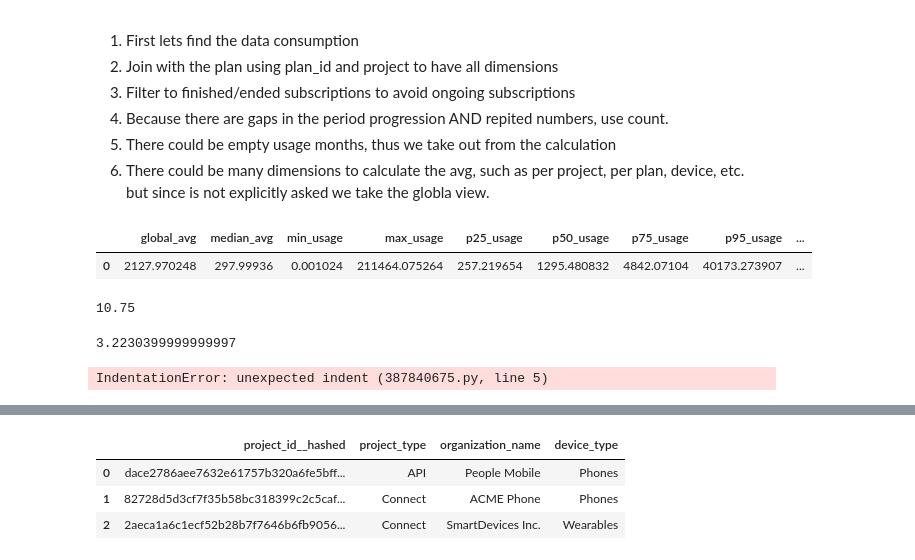
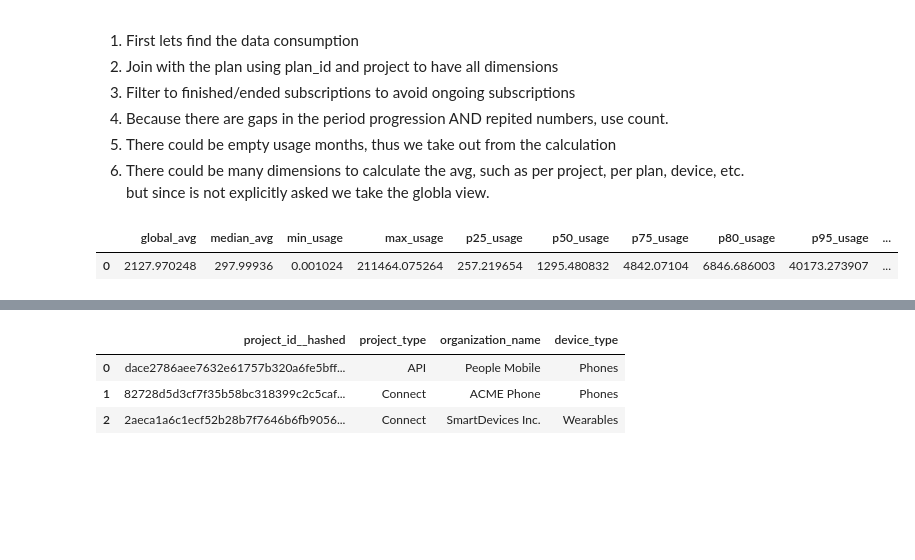
Before and after one commit to Robertoarce/gigs-sql, a Jupyter notebook: analysis.ipynb, the cells around one changed output, grey strips where cells are left out. Drawn from its saved outputs; the diff is of its cells as text; code cells hidden in the pictures; blank space fills up the shorter version.

```diff
--- a/analysis.ipynb
+++ b/analysis.ipynb
@@ -397,56 +397,33 @@ subscription_usage AS (
     SUM(a.cumulative_data_usage_megabyte) AS sum_data_usage,
     SUM(a.cumulative_data_usage_megabyte) / COUNT(a.subscription_period_number) as avg_usage
   FROM
     usage_data as a
   INNER JOIN
     valid_subscriptions as b
     on a.subscription_id = b.subscription_id
 
 
   GROUP BY 1,2
   HAVING sum_data_usage > 0
 
 )
 
 
 SELECT
  sum(sum_data_usage)/sum(count_periods) global_avg,
  median(avg_usage) as median_avg,
  min(avg_usage) as min_usage,
  max(avg_usage) as max_usage,
  PERCENTILE_CONT(0.25) WITHIN GROUP( ORDER BY sum_data_usage) as p25_usage,
  PERCENTILE_CONT(0.50) WITHIN GROUP( ORDER BY sum_data_usage) as p50_usage,
  PERCENTILE_CONT(0.75) WITHIN GROUP( ORDER BY sum_data_usage) as p75_usage,
+ PERCENTILE_CONT(0.80) WITHIN GROUP( ORDER BY sum_data_usage) as p80_usage,
  PERCENTILE_CONT(0.95) WITHIN GROUP( ORDER BY sum_data_usage) as p95_usage,
  COUNT(subscription_id) as count_subscriptions,
  COUNT(distinct subscription_id) as count_subscriptions,
 
 FROM
   subscription_usage
 # %% [output]
-|  | global_avg | median_avg | min_usage | max_usage | p25_usage | p50_usage | p75_usage | p95_usage | ... |
-| 0 | 2127.970248 | 297.99936 | 0.001024 | 211464.075264 | 257.219654 | 1295.480832 | 4842.07104 | 40173.273907 | ... |
+|  | global_avg | median_avg | min_usage | max_usage | p25_usage | p50_usage | p75_usage | p80_usage | p95_usage | ... |
+| 0 | 2127.970248 | 297.99936 | 0.001024 | 211464.075264 | 257.219654 | 1295.480832 | 4842.07104 | 6846.686003 | 40173.273907 | ... |
-# %%
-43/4
-# %% [output]
-10.75
-# %%
-19.338240/6
-# %% [output]
-3.2230399999999997
-# %%
-# can a subscription have multiple projects?
-%%sql
-SELECT
-
-  subscription_id,
-  sum(cumulative_data_usage_megabyte) as total_cumulative_data_usage_megabyte,
-  avg(cumulative_data_usage_megabyte) as avg_cumulative_data_usage_megabyte
-
-FROM usage_data
-
-group by 1
-
-;
-# %% [output]
-IndentationError: unexpected indent (387840675.py, line 5)
```
Also changed, not shown: parts of 9 cells of this notebook.
